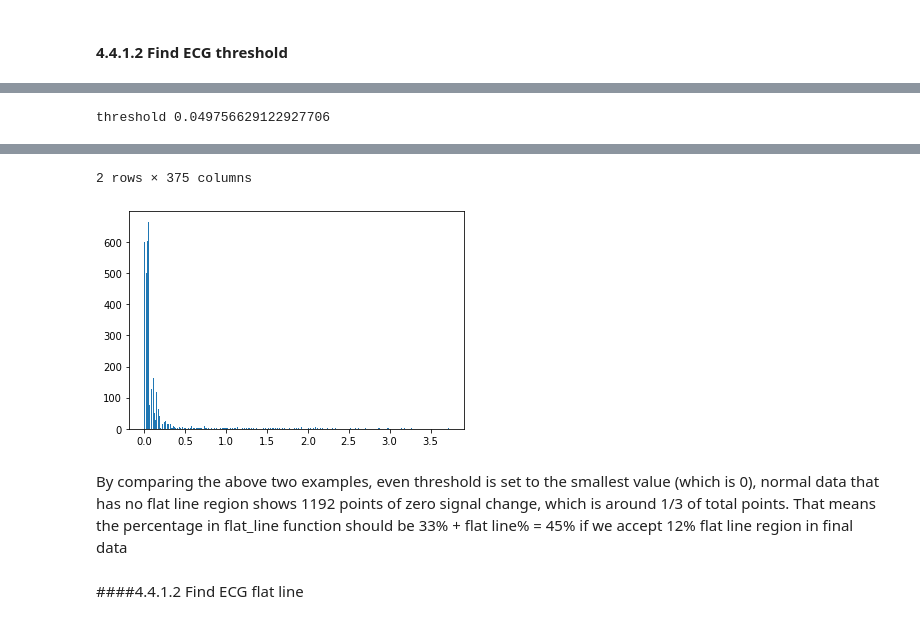
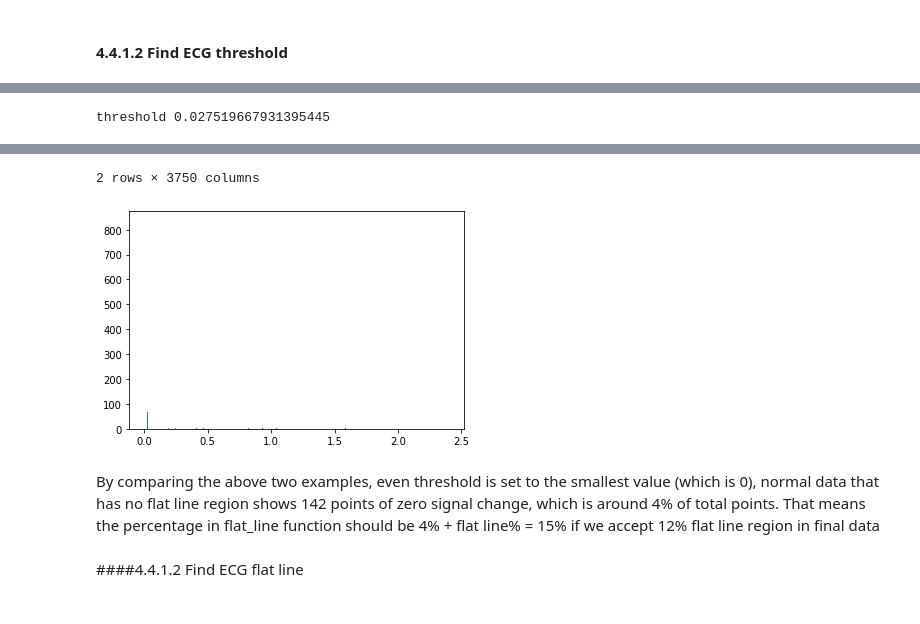
Before and after one commit to supertime1/Afib_PPG, a Jupyter notebook: Afib_Data_Clean.ipynb, the cells around one changed output, grey strips where cells are left out. Cells and saved outputs as stored; diff of their text form; code cells hidden in the pictures.

```diff
--- a/Afib_Data_Clean.ipynb
+++ b/Afib_Data_Clean.ipynb
@@ -261,11 +259,11 @@ array([0.        , 0.        , 0.        , ..., 0.02276328, 0.17072458,
 # %%
 #plot the histogram and find the threshold
-histogram = plt.hist(ECG_signal_diff2,bins=int(len(ECG_signal_diff2)/10))
+histogram = plt.hist(ECG_signal_diff2,bins=int(len(ECG_signal_diff2)))
 histogram
 max_index = np.argmax(histogram[0])
 threshold = histogram[1][max_index]
 print("threshold", threshold)
 pd.DataFrame(histogram)[0:2]
 # %% [output]
-threshold 0.049756629122927706
+threshold 0.027519667931395445
 |  | 0 | 1 | 2 | 3 | 4 | 5 | 6 | 7 | 8 | 9 | ... | ... |
@@ -274,7 +272,7 @@ threshold 0.049756629122927706
-2 rows × 375 columns
+2 rows × 3750 columns
-[figure, old version]
+[figure, new version]
 # %% [markdown]
-By comparing the above two examples, even threshold is set to the smallest value (which is 0), normal data that has no flat line region shows 1192 points of zero signal change, which is around 1/3 of total points. That means the percentage in flat_line function should be 33% + flat line% = 45% if we accept 12% flat line region in final data
+By comparing the above two examples, even threshold is set to the smallest value (which is 0), normal data that has no flat line region shows 142 points of zero signal change, which is around 4% of total points. That means the percentage in flat_line function should be 4% + flat line% = 15% if we accept 12% flat line region in final data
 # %% [markdown]
 ####4.4.1.2 Find ECG flat line
 # %%
```
Also changed, not shown: parts of 41 cells of this notebook.
